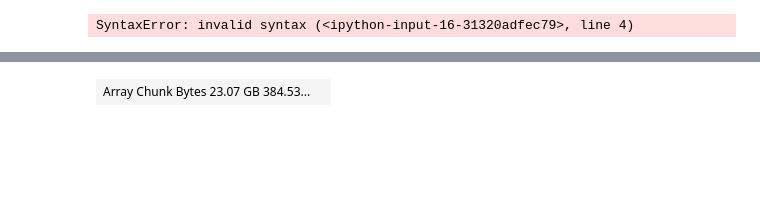
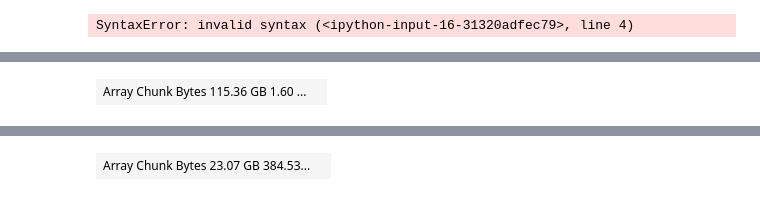
Before and after one commit to qdzhu/SatelliteNO2, a Jupyter notebook: ml-setup.ipynb, the cells around one changed output, grey strips where cells are left out. Cells and saved outputs as stored; diff of their text form; code cells hidden in the pictures; blank space fills up the shorter version.

```diff
--- a/ml-setup.ipynb
+++ b/ml-setup.ipynb
@@ -217,0 +234,4 @@ workers
+# %%
+chunksize = int(X.shape[0]/len(client.nthreads())/3)
+X = X.rechunk(chunks=(chunksize,62))
+y = y.rechunk(chunks=(chunksize,1))
@@ -217,0 +278,4 @@ workers
+# %%
+X
+# %% [output]
+| Array Chunk Bytes 115.36 GB 1.60 ... |  |
```
Also changed, not shown: parts of 16 cells of this notebook, 1 other file.
